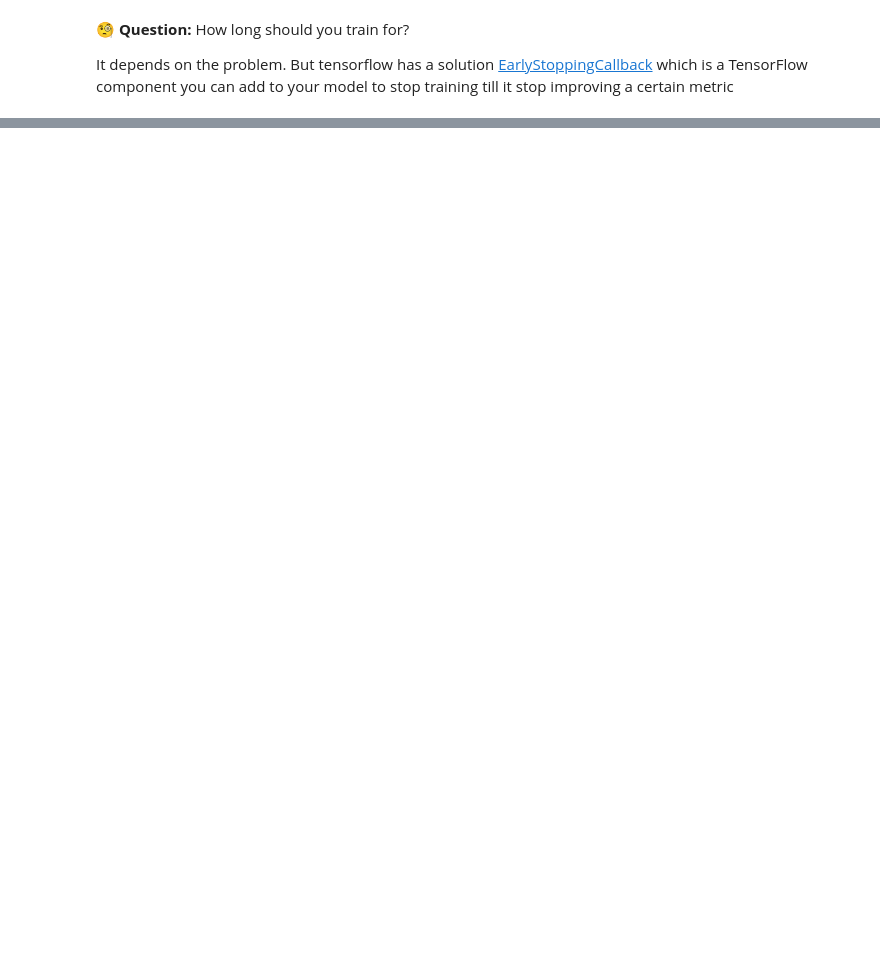
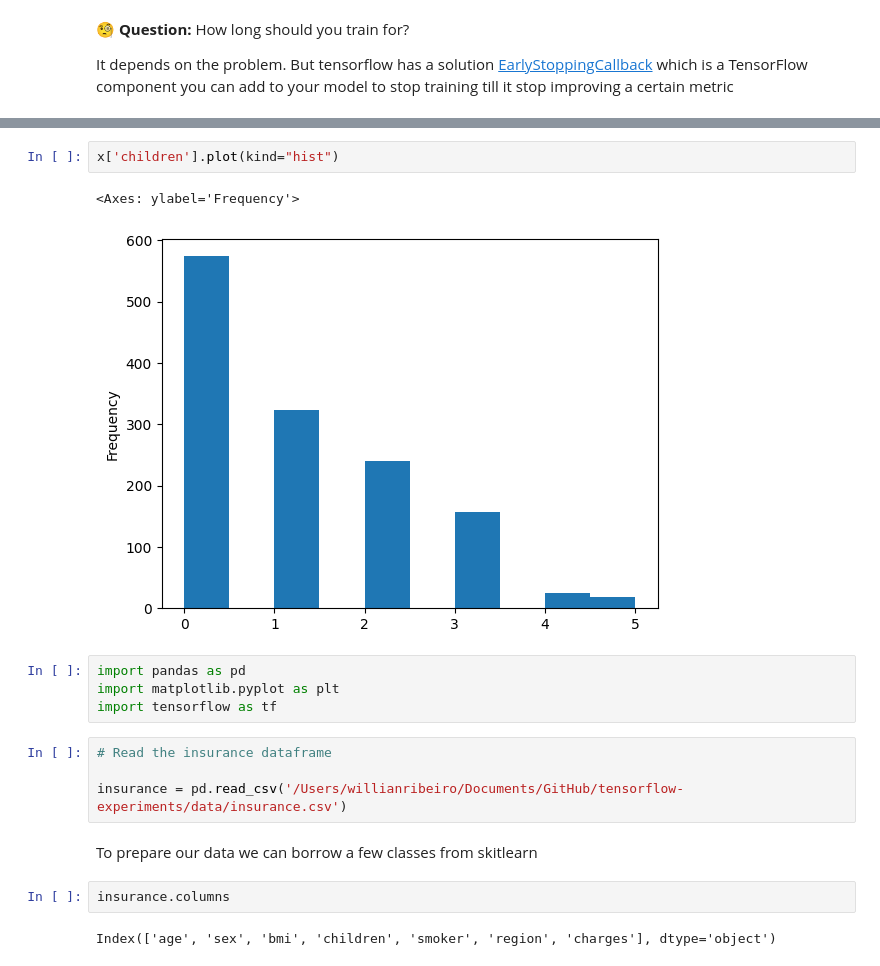
Before and after one commit to WillianVMR/tensorflow-experiments, a Jupyter notebook: experiments/medical_cost_prediction.ipynb, the cells around one changed output, grey strips where cells are left out. Cells and saved outputs as stored; diff of their text form; blank space fills up the shorter version.

```diff
--- a/experiments/medical_cost_prediction.ipynb
+++ b/experiments/medical_cost_prediction.ipynb
@@ -254,0 +267,19 @@ But tensorflow has a solution [EarlyStoppingCallback](https://www.tensorflow.org
+# %%
+x['children'].plot(kind="hist")
+# %% [output]
+<Axes: ylabel='Frequency'>
+[figure, added]
+# %%
+import pandas as pd
+import matplotlib.pyplot as plt
+import tensorflow as tf
+# %%
+# Read the insurance dataframe
+
+insurance = pd.read_csv('/Users/willianribeiro/Documents/GitHub/tensorflow-experiments/data/insurance.csv')
+# %% [markdown]
+To prepare our data we can borrow a few classes from skitlearn
+# %%
+insurance.columns
+# %% [output]
+Index(['age', 'sex', 'bmi', 'children', 'smoker', 'region', 'charges'], dtype='object')
```
Also changed, not shown: parts of 16 cells of this notebook.
